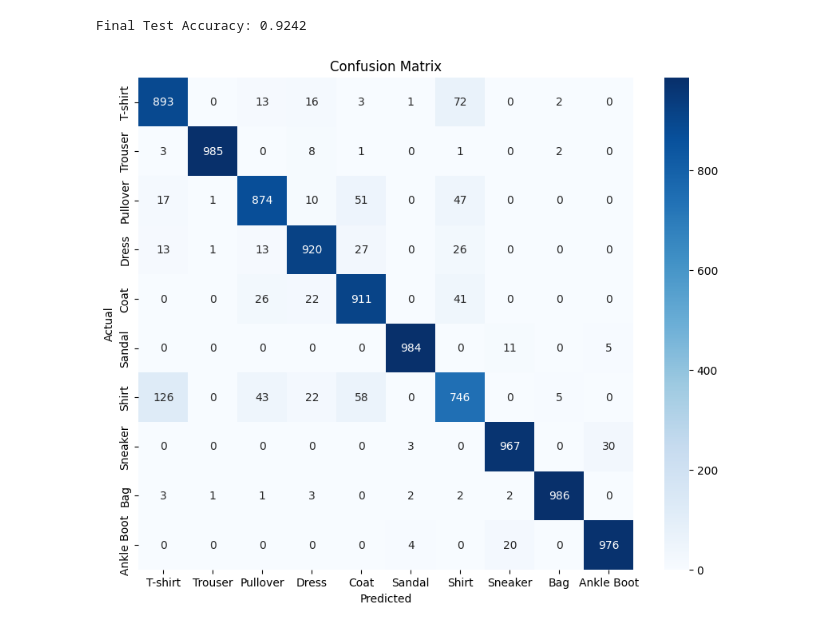
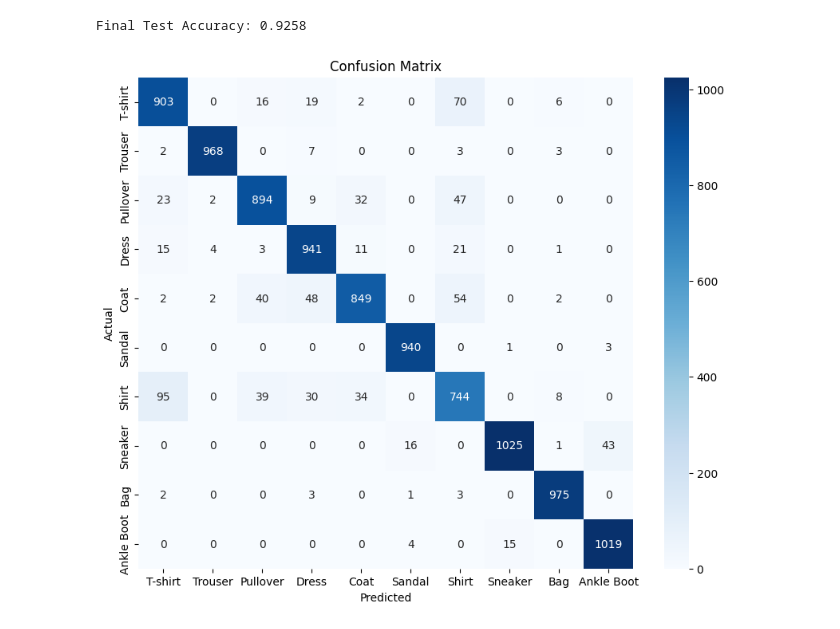
Before and after one commit to ahnasiakg2234/Assignment4ML, a Jupyter notebook: Ass4.ipynb, the cells around one changed output. Cells and saved outputs as stored; diff of their text form; code cells hidden in the pictures.

```diff
--- a/Ass4.ipynb
+++ b/Ass4.ipynb
@@ -169,5 +133,5 @@ plt.show()
 # %%
-from sklearn.metrics import confusion_matrix, classification_report
+from sklearn.metrics import confusion_matrix
 import seaborn as sns
 import numpy as np
 
@@ -176,7 +140,7 @@ all_preds = []
 all_labels = []
 
 with torch.no_grad():
-    for images, labels in test_loader:
+    for images, labels in val_loader:
         images, labels = images.to(device), labels.to(device)
         outputs = model(images)
         _, predicted = torch.max(outputs, 1)
@@ -229,35 +196,30 @@ class DeepCNN2(nn.Module):
     def forward(self, x):
         x = self.layer1(x)
         x = self.layer2(x)
-        x = x.view(x.size(0), -1)
         return self.fc(x)
 device2 = torch.device("cuda" if torch.cuda.is_available() else "cpu")
 
-model = DeepCNN2().to(device)
-criterion = nn.CrossEntropyLoss()
-optimizer = torch.optim.Adam(model.parameters(), lr=0.001)
+model2 = DeepCNN2().to(device2)
 # %%
 #version 2
 import torch.optim as optim
 
 # 1. Setup
-device2 = torch.device("cuda" if torch.cuda.is_available() else "cpu")
-model.to(device2)
 criterion = nn.CrossEntropyLoss()
-optimizer = optim.Adam(model.parameters(), lr=0.001)
+optimizer = optim.Adam(model2.parameters(), lr=0.001)
 
 epochs = 10
 history = {'train_loss': [], 'val_loss': [], 'train_acc': [], 'val_acc': []}
 
 for epoch in range(epochs):
     # --- TRAINING ---
-    model.train()
+    model2.train()
     train_loss, train_correct = 0, 0
     for images, labels in train_loader:
         images, labels = images.to(device2), labels.to(device2)
 
         optimizer.zero_grad()
-        outputs = model(images)
+        outputs = model2(images)
         loss = criterion(outputs, labels)
         loss.backward()
         optimizer.step()
@@ -267,12 +229,12 @@ for epoch in range(epochs):
         train_correct += (predicted == labels).sum().item()
 
     # --- VALIDATION ---
-    model.eval()
+    model2.eval()
     val_loss, val_correct = 0, 0
     with torch.no_grad():
         for images, labels in val_loader:
-            images, labels = images.to(device), labels.to(device)
-            outputs = model(images)
+            images, labels = images.to(device2), labels.to(device2)
+            outputs = model2(images)
             loss = criterion(outputs, labels)
             val_loss += loss.item()
             _, predicted = torch.max(outputs.data, 1)
@@ -322,35 +284,35 @@ plt.show()
 # %%
 #version 2
-from sklearn.metrics import confusion_matrix, classification_report
+from sklearn.metrics import confusion_matrix
 import seaborn as sns
 import numpy as np
 
-model.eval()
+model2.eval()
 all_preds = []
 all_labels = []
 
 with torch.no_grad():
-    for images, labels in test_loader:
-        images, labels = images.to(device), labels.to(device)
-        outputs = model(images)
+    for images, labels in val_loader:
+        images, labels = images.to(device2), labels.to(device2)
+        outputs = model2(images)
         _, predicted = torch.max(outputs, 1)
         all_preds.extend(predicted.cpu().numpy())
         all_labels.extend(labels.cpu().numpy())
 
 # Test Accuracy
 test_accuracy = np.mean(np.array(all_preds) == np.array(all_labels))
 print(f"\nFinal Test Accuracy: {test_accuracy:.4f}")
 
 # Confusion Matrix
 classes = ['T-shirt', 'Trouser', 'Pullover', 'Dress', 'Coat', 'Sandal', 'Shirt', 'Sneaker', 'Bag', 'Ankle Boot']
 cm = confusion_matrix(all_labels, all_preds)
 
 plt.figure(figsize=(10, 8))
 sns.heatmap(cm, annot=True, fmt='d', cmap='Blues', xticklabels=classes, yticklabels=classes)
 plt.xlabel('Predicted')
 plt.ylabel('Actual')
 plt.title('Confusion Matrix')
 plt.show()
 # %% [output]
-Final Test Accuracy: 0.9242
+Final Test Accuracy: 0.9258
-[figure, old version]
+[figure, new version]
```
Also changed, not shown: parts of 7 cells of this notebook.
